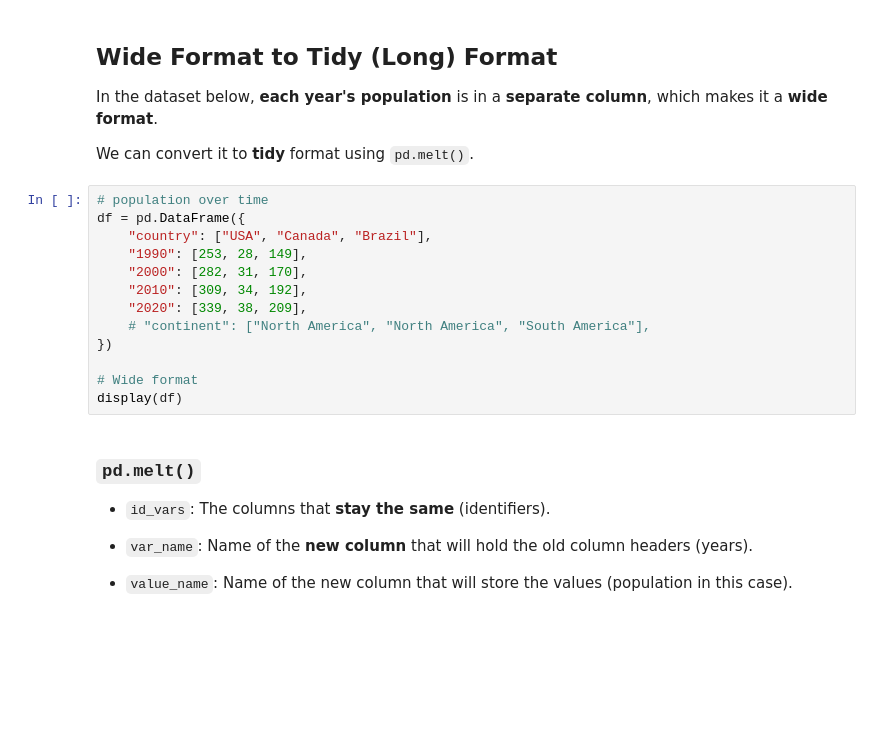
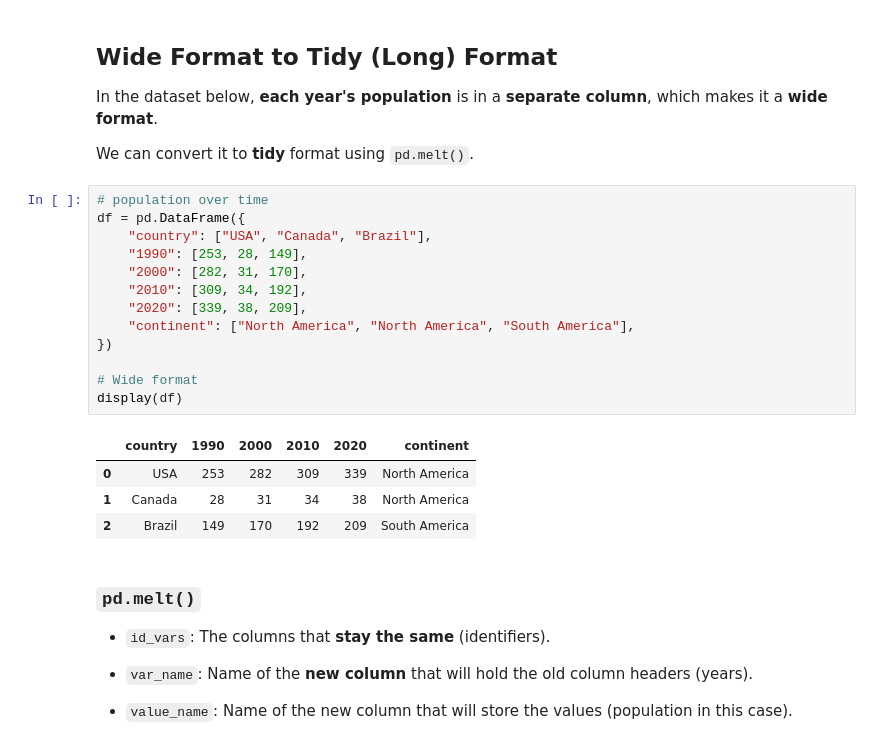
Before and after one commit to filipinascimento/dataviz, a Jupyter notebook: docs/w05-data/class.ipynb, the cells around one changed output. Cells and saved outputs as stored; diff of their text form; blank space fills up the shorter version.

```diff
--- a/docs/w05-data/class.ipynb
+++ b/docs/w05-data/class.ipynb
@@ -35,16 +31,21 @@ import pandas as pd
 # %%
 # population over time
 df = pd.DataFrame({
     "country": ["USA", "Canada", "Brazil"],
     "1990": [253, 28, 149],
     "2000": [282, 31, 170],
     "2010": [309, 34, 192],
     "2020": [339, 38, 209],
-    # "continent": ["North America", "North America", "South America"],
+    "continent": ["North America", "North America", "South America"],
 })
 
 # Wide format
 display(df)
+# %% [output]
+|  | country | 1990 | 2000 | 2010 | 2020 | continent |
+| 0 | USA | 253 | 282 | 309 | 339 | North America |
+| 1 | Canada | 28 | 31 | 34 | 38 | North America |
+| 2 | Brazil | 149 | 170 | 192 | 209 | South America |
 # %% [markdown]
  ### `pd.melt()`
 
```
Also changed, not shown: parts of 14 cells of this notebook, 11 other files.
